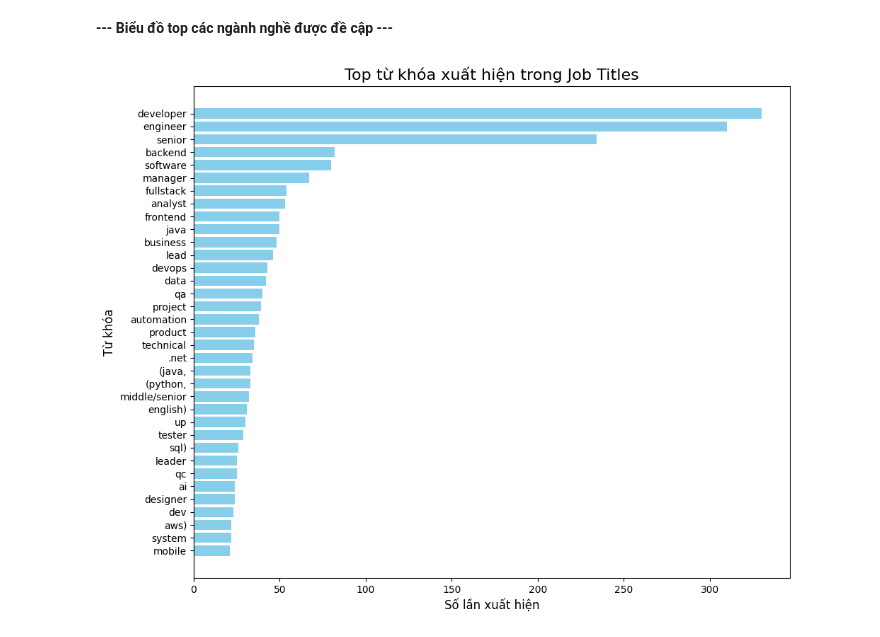
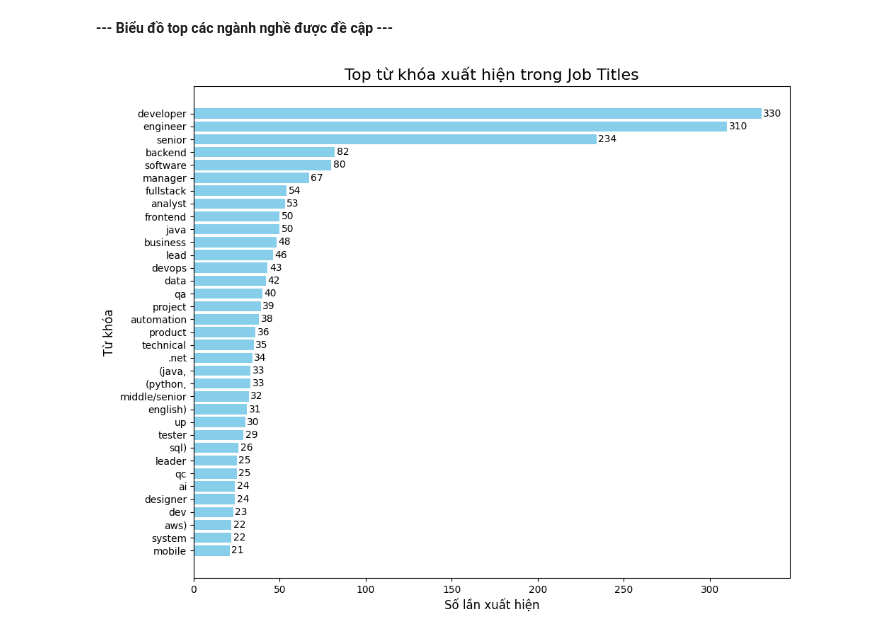
Before and after one commit to zombieTDV/Trends-in-the-IT-and-data-industry, a Jupyter notebook: main.ipynb, the cells around one changed output. Saved outputs shown, nothing was run; the diff lists cells and outputs as text; code cells hidden in the pictures.

```diff
--- a/main.ipynb
+++ b/main.ipynb
@@ -119,16 +119,19 @@ plt.show()
 # %%
 top_n = 35
 common_words = word_counts.most_common(top_n)
 
 words = [w for w, c in common_words]
 counts = [c for w, c in common_words]
 
 plt.figure(figsize=(10,8))
 plt.barh(words[::-1], counts[::-1], color="skyblue")
 plt.xlabel("Số lần xuất hiện", fontsize=12)
 plt.ylabel("Từ khóa", fontsize=12)
 plt.title("Top từ khóa xuất hiện trong Job Titles", fontsize=16)
+for i, v in enumerate(counts[::-1]):
+    plt.text(v + 1, i, str(v), va="center", fontsize=10)
+
 plt.tight_layout()
 plt.show()
 # %% [output]
-[figure, old version]
+[figure, new version]
```
Also changed, not shown: parts of 3 cells of this notebook.
